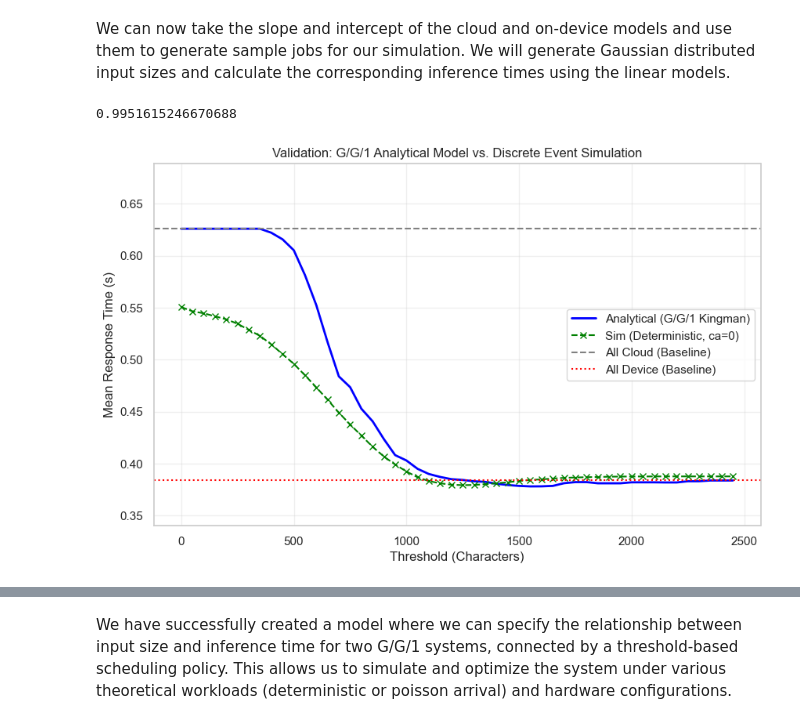
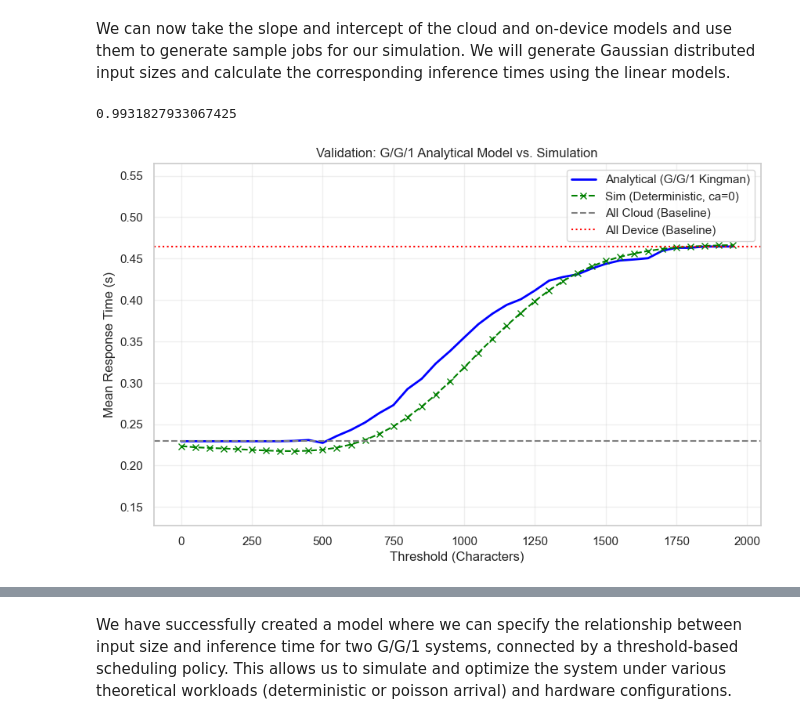
Before and after one commit to fabianHueni/UNIBE_MSGAI_HS25_Project, a Jupyter notebook: analyse/analyse_latency_data.ipynb, the cells around one changed output, grey strips where cells are left out. Drawn from its saved outputs; the diff is of its cells as text; code cells hidden in the pictures.

```diff
--- a/analyse/analyse_latency_data.ipynb
+++ b/analyse/analyse_latency_data.ipynb
@@ -343,22 +340,27 @@ from utils import *
 df_cloud_ex = raw_dfs['cloud/cloud_raw_experiment_meta-llama-llama-3-2-1b-instruct_always_cloud_once-per-sec_2025-12-04T16-10-54'].copy()
 df_device_ex = raw_dfs['philip/raw_experiment_Llama-3-2-1B-Instruct-ONNX_always_device_once-per-sec_2025-12-04T08-10-53'].copy()
 
-df_cloud_ex = raw_dfs['cloud/cloud_raw_experiment_ibm-granite-granite-4-0-h-micro_always_cloud_once-per-sec_2025-12-05T07-07-33'].copy()
-df_device_ex = raw_dfs['philip/raw_experiment_granite-4-0-micro-ONNX-web_always_device_once-per-sec_2025-12-04T09-03-29'].copy()
+#df_cloud_ex = raw_dfs['cloud/cloud_raw_experiment_ibm-granite-granite-4-0-h-micro_always_cloud_once-per-sec_2025-12-05T07-07-33'].copy()
+#df_device_ex = raw_dfs['philip/raw_experiment_granite-4-0-micro-ONNX-web_always_device_once-per-sec_2025-12-04T09-03-29'].copy()
 
-df_cloud_ex = raw_dfs['cloud/cloud_raw_experiment_openai-gpt-4o-mini_always_cloud_once-per-sec_2025-12-05T07-18-02'].copy()
-df_device_ex = raw_dfs['philip/raw_experiment_gemma-3-270m-it-ONNX_always_device_once-per-sec_2025-12-04T08-01-13'].copy()
+#df_cloud_ex = raw_dfs['cloud/cloud_raw_experiment_openai-gpt-4o-mini_always_cloud_once-per-sec_2025-12-05T07-18-02'].copy()
+#df_device_ex = raw_dfs['philip/raw_experiment_gemma-3-270m-it-ONNX_always_device_once-per-sec_2025-12-04T08-01-13'].copy()
 
 
 
-on_device_speedup_factor = 1
+on_device_speedup_factor = 0.5
 on_device_speedup_shift = 00 #linear shift factor in ms
 
+cloud_speedup_factor = 1
+cloud_speedup_shift = 0
+
 # Apply speedup factor to device inference times
-print(f"Applying speedup factor {on_device_speedup_factor} and shift -{on_device_speedup_shift}ms...")
+print(f"on-device: Applying speedup factor {on_device_speedup_factor} and shift -{on_device_speedup_shift}ms...")
+print(f"cloud: Applying speedup factor {cloud_speedup_factor} and shift -{cloud_speedup_shift}ms...")
 
 # clip(lower=1.0) to prevent negative inference times!
 df_device_ex['inference_time_ms'] = (df_device_ex['inference_time_ms'] * on_device_speedup_factor - on_device_speedup_shift).clip(lower=1.0)
+df_cloud_ex['inference_time_ms'] = (df_cloud_ex['inference_time_ms'] * cloud_speedup_factor - cloud_speedup_shift).clip(lower=1.0)
 
 # WARNING: We cannot simply recalculate total_latency_ms here.
 # The old 'queueing_time_ms' is invalid because a faster device would have had a much smaller queue.
@@ -437,14 +440,16 @@ Using this approximation, we can analytically compute the expected mean response
 from utils import *
 
 # --- Run Analysis ---
-thresholds = range(0, 2500, 50)
+thresholds = range(0, 2000, 50)
 # ca=0.0 models your deterministic experiment (D/G/1)
 gg1_results = analyze_routing_gg1(df_device_ex, df_cloud_ex, thresholds, ca=0.0)
 
 # Plotting
 plt.figure(figsize=(10, 6))
 plt.plot(gg1_results['threshold'], gg1_results['avg_latency'], label='G/G/1 Estimated Latency (Kingman)', linewidth=2)
+# Baseline
 plt.axhline(y=gg1_results.iloc[0]['avg_latency'], color='gray', linestyle='--', label='All Cloud (Baseline)')
+plt.axhline(y=gg1_results.iloc[-1]['avg_latency'], color='red', linestyle=':', label='All Device (Baseline)')
 
 finite_vals = gg1_results[gg1_results['avg_latency'] != float('inf')]['avg_latency']
 upper_lim = finite_vals.max() * 1.1 if not pd.isna(finite_vals.max()) else 2.0
@@ -545,41 +550,41 @@ from utils import *
 
 # --- Run Simulation ---
 # Use fewer thresholds or jobs if it's too slow
-sim_thresholds = range(0, 2500, 50)
+sim_thresholds = range(0, 2000, 50)
 
 # Calculate Lambda once
 lambda_sim = calculate_system_arrival_rate(df_device_ex, df_cloud_ex)
 print(lambda_sim)
 
 # Run Simulation with Deterministic Arrivals (ca=0.0)
-sim_results_det = simulate_routing_synthetic(thresholds, lambda_sim, num_jobs=10000, ca=0.0, char_params=(char_mean, char_std), dev_model=(slope_dev, int_dev), cloud_model=(slope_cloud, int_cloud))
+sim_results_det = simulate_routing_synthetic(sim_thresholds, lambda_sim, num_jobs=100000, ca=0.0, char_params=(char_mean, char_std), dev_model=(slope_dev, int_dev), cloud_model=(slope_cloud, int_cloud))
 
 # Run Simulation with Poisson Arrivals (ca=1.0)
-sim_results_poisson = simulate_routing_synthetic(thresholds, lambda_sim, num_jobs=10000, ca=1.0, char_params=(char_mean, char_std), dev_model=(slope_dev, int_dev), cloud_model=(slope_cloud, int_cloud))
+sim_results_poisson = simulate_routing_synthetic(sim_thresholds, lambda_sim, num_jobs=10000, ca=1.0, char_params=(char_mean, char_std), dev_model=(slope_dev, int_dev), cloud_model=(slope_cloud, int_cloud))
 
 # --- Plot Comparison ---
 plt.figure(figsize=(10, 6))
 # Note: Using gg1_results from the previous cell (Analytical Model)
 plt.plot(gg1_results['threshold'], gg1_results['avg_latency'], label='Analytical (G/G/1 Kingman)', linewidth=2, color='blue')
 #plt.plot(sim_results_poisson['threshold'], sim_results_poisson['sim_latency'], 'o--', label='Sim (Poisson, ca=1)', color='orange', alpha=0.5)
 plt.plot(sim_results_det['threshold'], sim_results_det['sim_latency'], 'x--', label='Sim (Deterministic, ca=0)', color='green')
 
 # Baseline
 plt.axhline(y=gg1_results.iloc[0]['avg_latency'], color='gray', linestyle='--', label='All Cloud (Baseline)')
 plt.axhline(y=gg1_results.iloc[-1]['avg_latency'], color='red', linestyle=':', label='All Device (Baseline)')
 
 # Dynamic Limits
 finite_vals = gg1_results[gg1_results['avg_latency'] != float('inf')]['avg_latency']
-upper_lim = finite_vals.max() * 1.1 if not pd.isna(finite_vals.max()) else 2.0
-lower_lim = max(0, finite_vals.min() * 0.9) if not pd.isna(finite_vals.min()) else 0
+upper_lim = finite_vals.max()+0.1 if not pd.isna(finite_vals.max()) else 2.0
+lower_lim = max(0, finite_vals.min()-0.1) if not pd.isna(finite_vals.min()) else 0
 plt.ylim(lower_lim, upper_lim)
 
 plt.xlabel('Threshold (Characters)')
 plt.ylabel('Mean Response Time (s)')
-plt.title('Validation: G/G/1 Analytical Model vs. Discrete Event Simulation')
+plt.title('Validation: G/G/1 Analytical Model vs. Simulation')
 plt.legend()
 plt.grid(True, alpha=0.3)
 plt.show()
 # %% [output]
-0.9951615246670688
+0.9931827933067425
-[figure, old version]
+[figure, new version]
```
Also changed, not shown: parts of 21 cells of this notebook, 1 other file.
